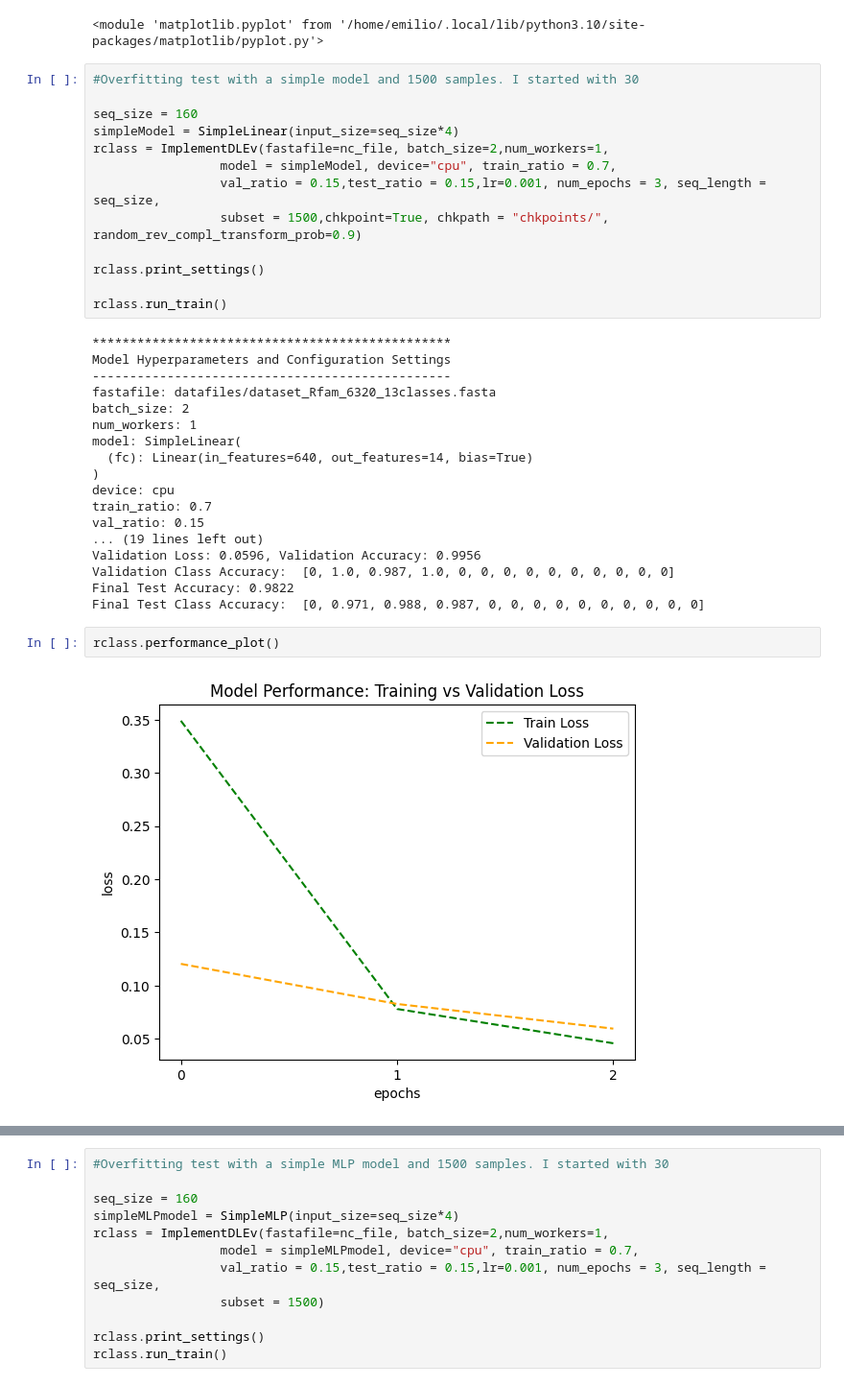
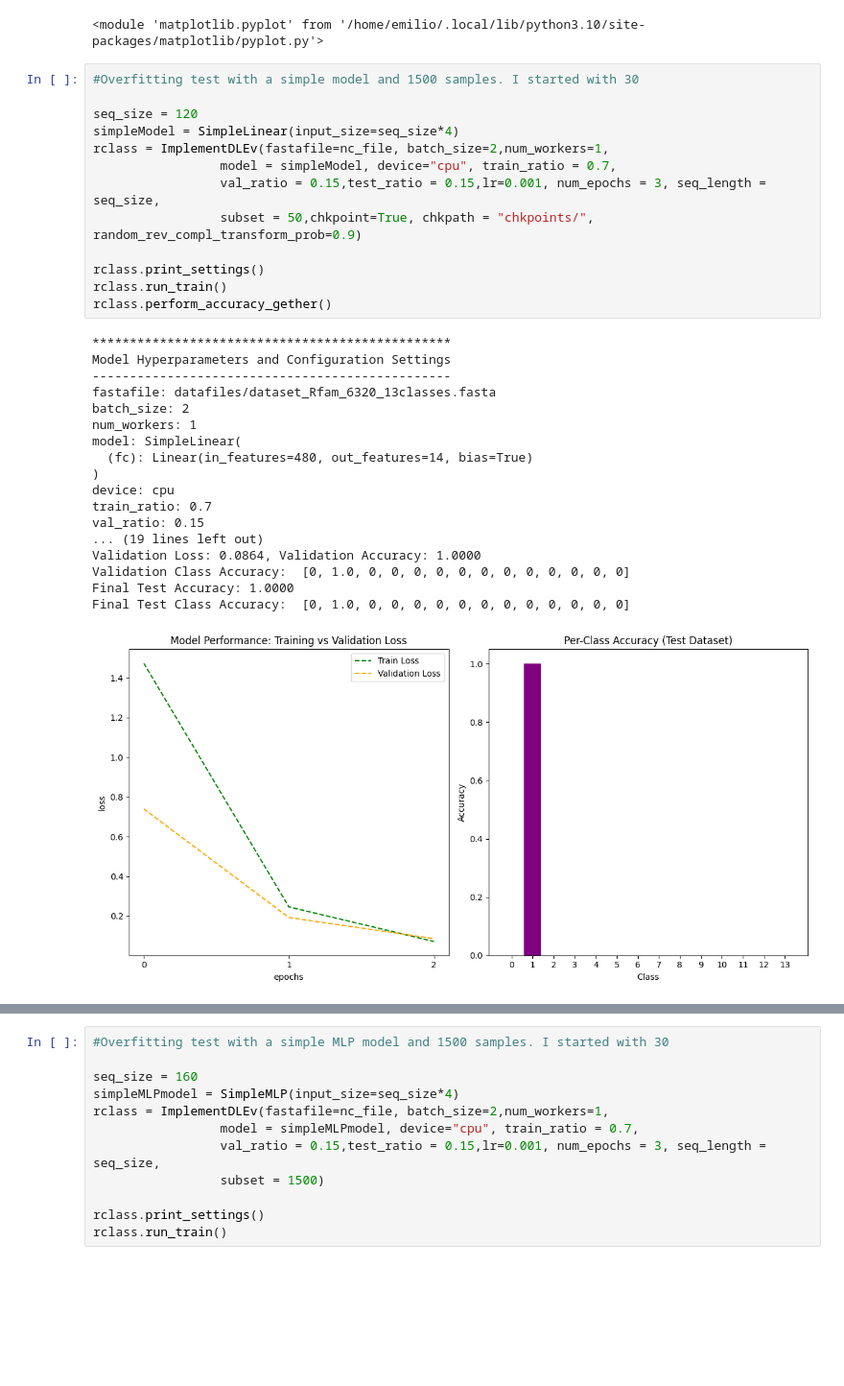
Before and after one commit to devantmarie/comp6841final, a Jupyter notebook: Project_emilio_vello.ipynb, the cells around one changed output, grey strips where cells are left out. Shown: that part at 96% size. Saved outputs shown, nothing was run; the diff lists cells and outputs as text; blank space fills up the shorter version.

Commit message:
complex model I

```diff
--- a/Project_emilio_vello.ipynb
+++ b/Project_emilio_vello.ipynb
@@ -126,35 +126,32 @@ nc_set.dist_nc_len()
 # %%
 #Overfitting test with a simple model and 1500 samples. I started with 30
 
-seq_size = 160
+seq_size = 120
 simpleModel = SimpleLinear(input_size=seq_size*4)
 rclass = ImplementDLEv(fastafile=nc_file, batch_size=2,num_workers=1,
                  model = simpleModel, device="cpu", train_ratio = 0.7,
                  val_ratio = 0.15,test_ratio = 0.15,lr=0.001, num_epochs = 3, seq_length = seq_size,
-                 subset = 1500,chkpoint=True, chkpath = "chkpoints/", random_rev_compl_transform_prob=0.9)
+                 subset = 50,chkpoint=True, chkpath = "chkpoints/", random_rev_compl_transform_prob=0.9)
 
 rclass.print_settings()
-
 rclass.run_train()
+rclass.perform_accuracy_gether()
 # %% [output]
 ************************************************
 Model Hyperparameters and Configuration Settings
 ------------------------------------------------
 fastafile: datafiles/dataset_Rfam_6320_13classes.fasta
 batch_size: 2
 num_workers: 1
 model: SimpleLinear(
-  (fc): Linear(in_features=640, out_features=14, bias=True)
+  (fc): Linear(in_features=480, out_features=14, bias=True)
 )
 device: cpu
 train_ratio: 0.7
 val_ratio: 0.15
 ... (19 lines left out)
-Validation Loss: 0.0596, Validation Accuracy: 0.9956
-Validation Class Accuracy:  [0, 1.0, 0.987, 1.0, 0, 0, 0, 0, 0, 0, 0, 0, 0, 0]
-Final Test Accuracy: 0.9822
-Final Test Class Accuracy:  [0, 0.971, 0.988, 0.987, 0, 0, 0, 0, 0, 0, 0, 0, 0, 0]
+Validation Loss: 0.0864, Validation Accuracy: 1.0000
+Validation Class Accuracy:  [0, 1.0, 0, 0, 0, 0, 0, 0, 0, 0, 0, 0, 0, 0]
+Final Test Accuracy: 1.0000
+Final Test Class Accuracy:  [0, 1.0, 0, 0, 0, 0, 0, 0, 0, 0, 0, 0, 0, 0]
+[figure, added]
-# %%
-rclass.performance_plot()
-# %% [output]
-[figure, removed]
```
Also changed, not shown: parts of 5 cells of this notebook, 2 other files.
